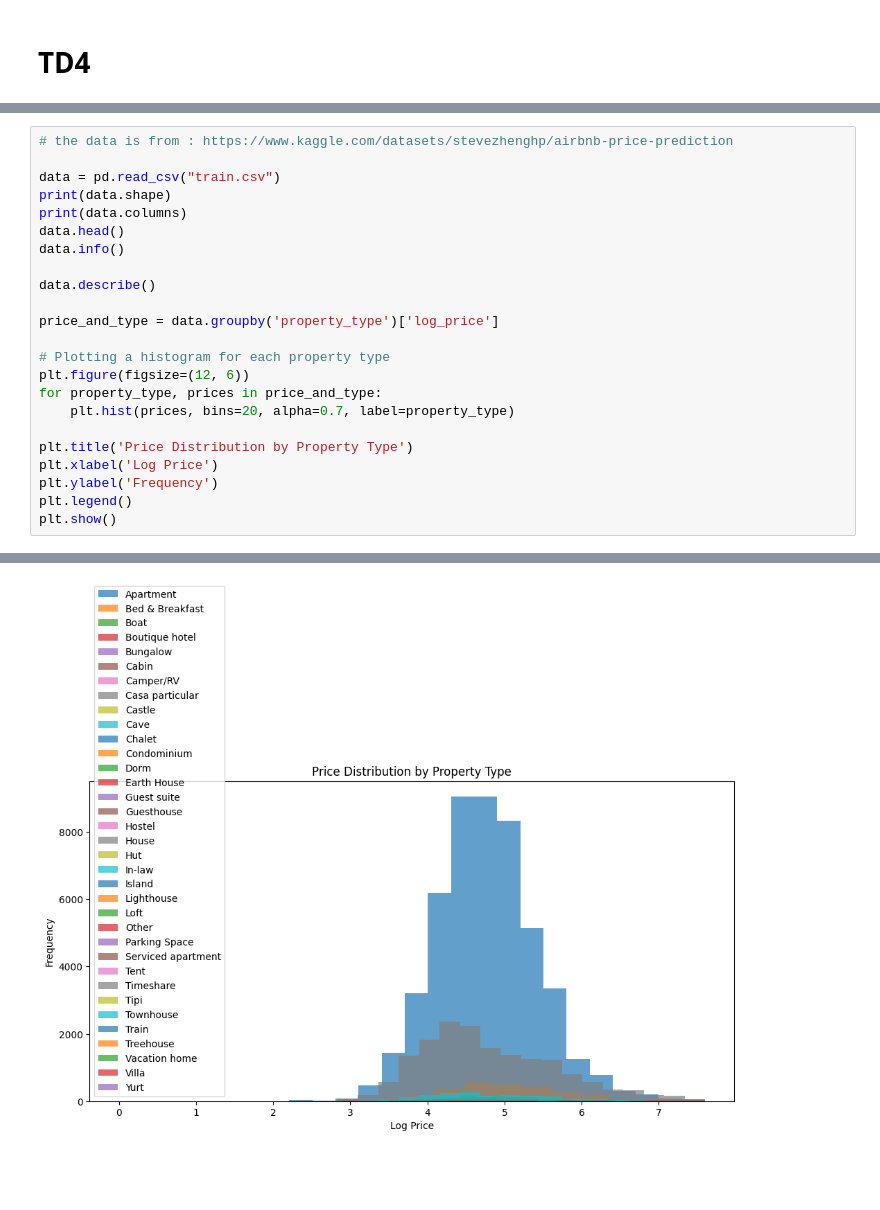
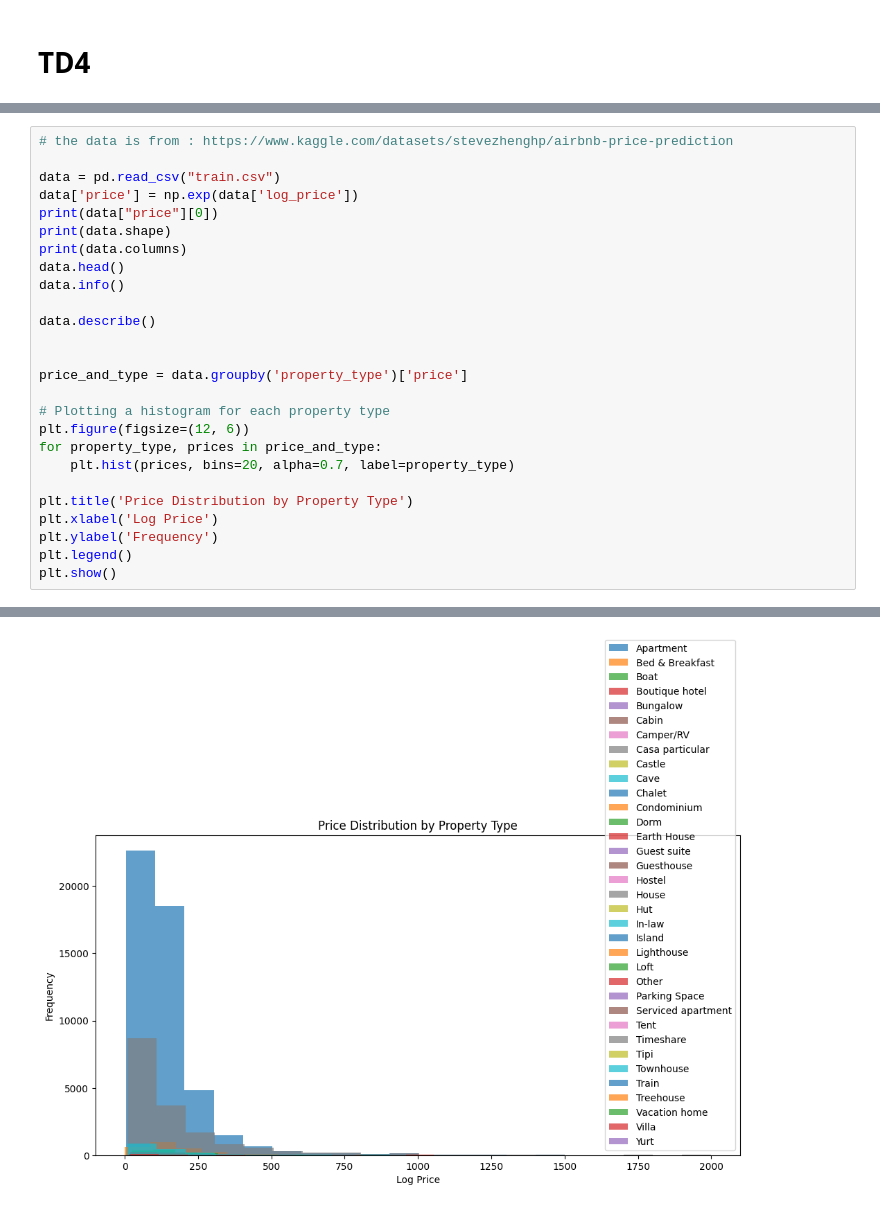
Before and after one commit to Marc94440/TD4_Explainability_AI, a Jupyter notebook: Untitled-1.ipynb, the cells around one changed output, grey strips where cells are left out. Saved outputs shown, nothing was run; the diff lists cells and outputs as text; blank space fills up the shorter version.

```diff
--- a/Untitled-1.ipynb
+++ b/Untitled-1.ipynb
@@ -17,6 +23,8 @@ from sklearn.model_selection import GridSearchCV
 # the data is from : https://www.kaggle.com/datasets/stevezhenghp/airbnb-price-prediction
 
 data = pd.read_csv("train.csv")
+data['price'] = np.exp(data['log_price'])
+print(data["price"][0])
 print(data.shape)
 print(data.columns)
 data.head()
@@ -24,7 +32,8 @@ data.info()
 
 data.describe()
 
-price_and_type = data.groupby('property_type')['log_price']
+
+price_and_type = data.groupby('property_type')['price']
 
 # Plotting a histogram for each property type
 plt.figure(figsize=(12, 6))
@@ -57,2 +66,2 @@ memory usage: 15.9+ MB
-[figure, old version]
+[figure, new version]
 # %%
```
Also changed, not shown: parts of 5 cells of this notebook.
